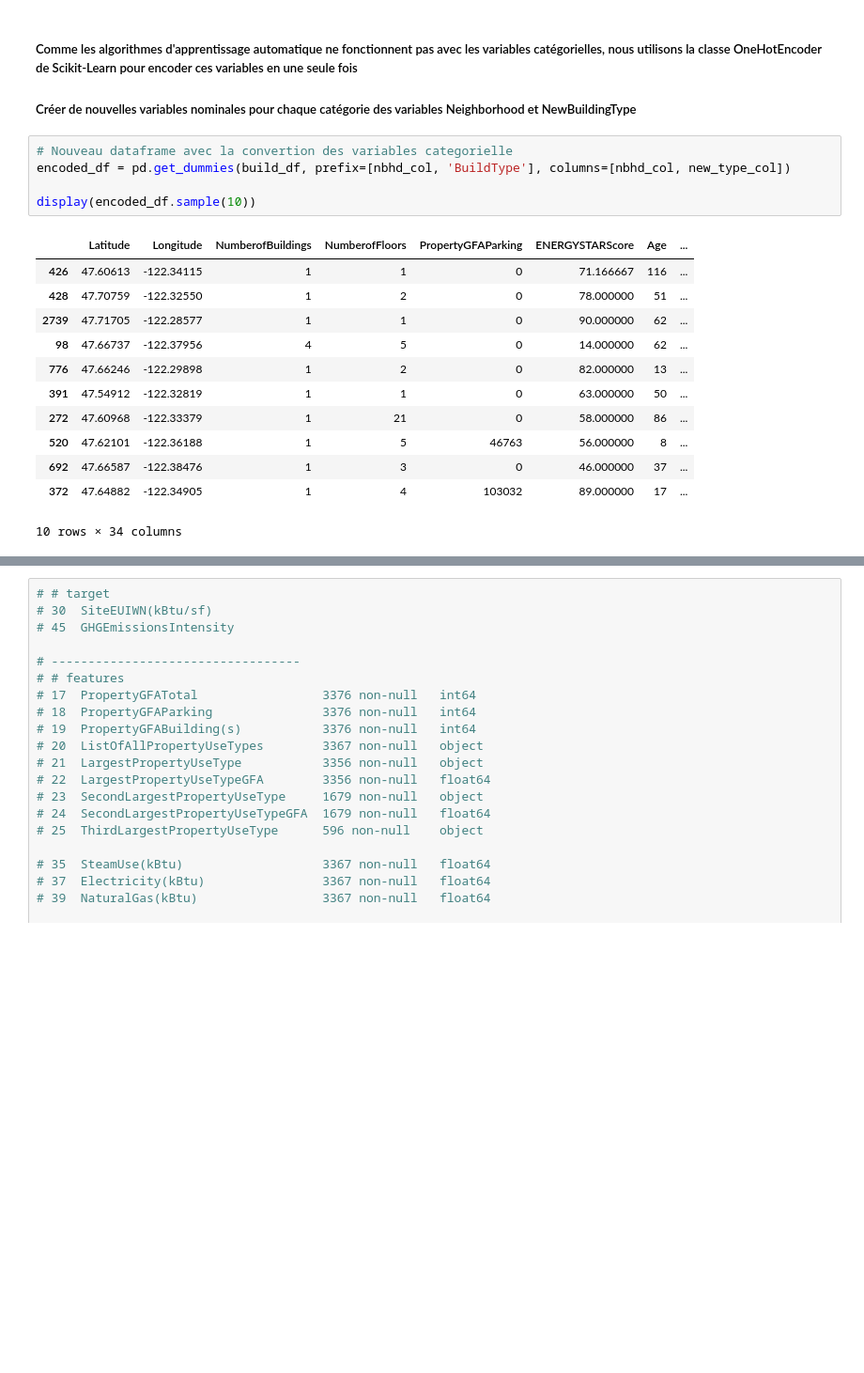
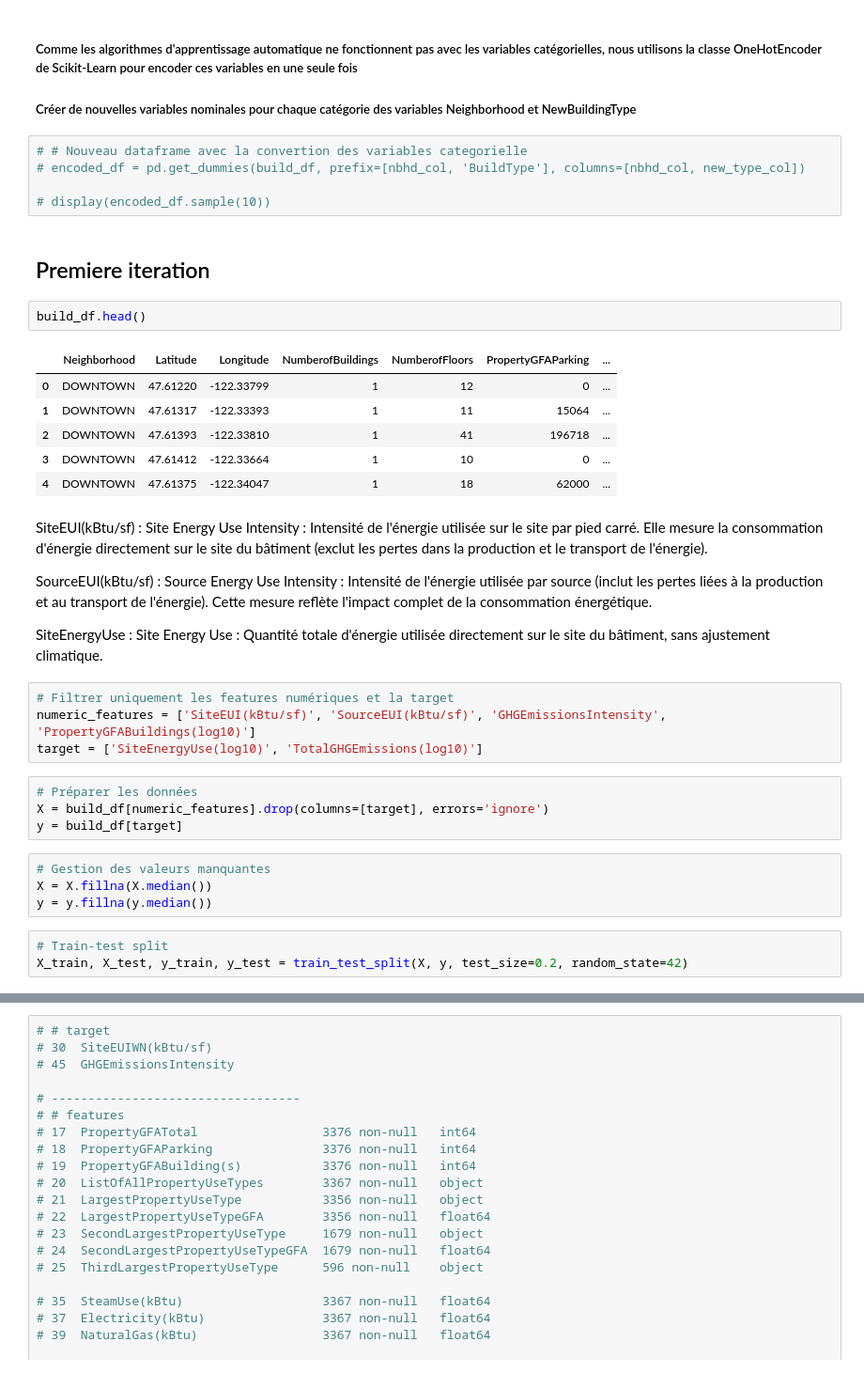
Before and after one commit to TheoChastrePradat/OC_DataSctientist_P4, a Jupyter notebook: Projet_4/Script/seattle_conso.ipynb, the cells around one changed output, grey strips where cells are left out. Shown at 94% size. Cells and saved outputs as stored; diff of their text form; blank space fills up the shorter version.

```diff
--- a/Projet_4/Script/seattle_conso.ipynb
+++ b/Projet_4/Script/seattle_conso.ipynb
@@ -1283,20 +1295,39 @@ plt.show()
 
 ##### Créer de nouvelles variables nominales pour chaque catégorie des variables Neighborhood et NewBuildingType
 # %%
-# Nouveau dataframe avec la convertion des variables categorielle
-encoded_df = pd.get_dummies(build_df, prefix=[nbhd_col, 'BuildType'], columns=[nbhd_col, new_type_col])
+# # Nouveau dataframe avec la convertion des variables categorielle
+# encoded_df = pd.get_dummies(build_df, prefix=[nbhd_col, 'BuildType'], columns=[nbhd_col, new_type_col])
 
-display(encoded_df.sample(10))
+# display(encoded_df.sample(10))
-# %% [output]
-|  | Latitude | Longitude | NumberofBuildings | NumberofFloors | PropertyGFAParking | ENERGYSTARScore | Age | ... |
-| 426 | 47.60613 | -122.34115 | 1 | 1 | 0 | 71.166667 | 116 | ... |
-| 428 | 47.70759 | -122.32550 | 1 | 2 | 0 | 78.000000 | 51 | ... |
-| 2739 | 47.71705 | -122.28577 | 1 | 1 | 0 | 90.000000 | 62 | ... |
-| 98 | 47.66737 | -122.37956 | 4 | 5 | 0 | 14.000000 | 62 | ... |
-| 776 | 47.66246 | -122.29898 | 1 | 2 | 0 | 82.000000 | 13 | ... |
-| 391 | 47.54912 | -122.32819 | 1 | 1 | 0 | 63.000000 | 50 | ... |
-| 272 | 47.60968 | -122.33379 | 1 | 21 | 0 | 58.000000 | 86 | ... |
-| 520 | 47.62101 | -122.36188 | 1 | 5 | 46763 | 56.000000 | 8 | ... |
-| 692 | 47.66587 | -122.38476 | 1 | 3 | 0 | 46.000000 | 37 | ... |
-| 372 | 47.64882 | -122.34905 | 1 | 4 | 103032 | 89.000000 | 17 | ... |
-10 rows × 34 columns
+# %% [markdown]
+## Premiere iteration
+# %%
+build_df.head()
+# %% [output]
+|  | Neighborhood | Latitude | Longitude | NumberofBuildings | NumberofFloors | PropertyGFAParking | ... |
+| 0 | DOWNTOWN | 47.61220 | -122.33799 | 1 | 12 | 0 | ... |
+| 1 | DOWNTOWN | 47.61317 | -122.33393 | 1 | 11 | 15064 | ... |
+| 2 | DOWNTOWN | 47.61393 | -122.33810 | 1 | 41 | 196718 | ... |
+| 3 | DOWNTOWN | 47.61412 | -122.33664 | 1 | 10 | 0 | ... |
+| 4 | DOWNTOWN | 47.61375 | -122.34047 | 1 | 18 | 62000 | ... |
+# %% [markdown]
+SiteEUI(kBtu/sf) : Site Energy Use Intensity : Intensité de l'énergie utilisée sur le site par pied carré. Elle mesure la consommation d'énergie directement sur le site du bâtiment (exclut les pertes dans la production et le transport de l'énergie).
+
+SourceEUI(kBtu/sf) : Source Energy Use Intensity : Intensité de l'énergie utilisée par source (inclut les pertes liées à la production et au transport de l'énergie). Cette mesure reflète l'impact complet de la consommation énergétique.
+
+SiteEnergyUse : Site Energy Use : Quantité totale d'énergie utilisée directement sur le site du bâtiment, sans ajustement climatique.
+# %%
+# Filtrer uniquement les features numériques et la target
+numeric_features = ['SiteEUI(kBtu/sf)', 'SourceEUI(kBtu/sf)', 'GHGEmissionsIntensity', 'PropertyGFABuildings(log10)']
+target = ['SiteEnergyUse(log10)', 'TotalGHGEmissions(log10)']
+# %%
+# Préparer les données
+X = build_df[numeric_features].drop(columns=[target], errors='ignore')
+y = build_df[target]
+# %%
+# Gestion des valeurs manquantes
+X = X.fillna(X.median())
+y = y.fillna(y.median())
+# %%
+# Train-test split
+X_train, X_test, y_train, y_test = train_test_split(X, y, test_size=0.2, random_state=42)
```
Also changed, not shown: parts of 19 cells of this notebook.
